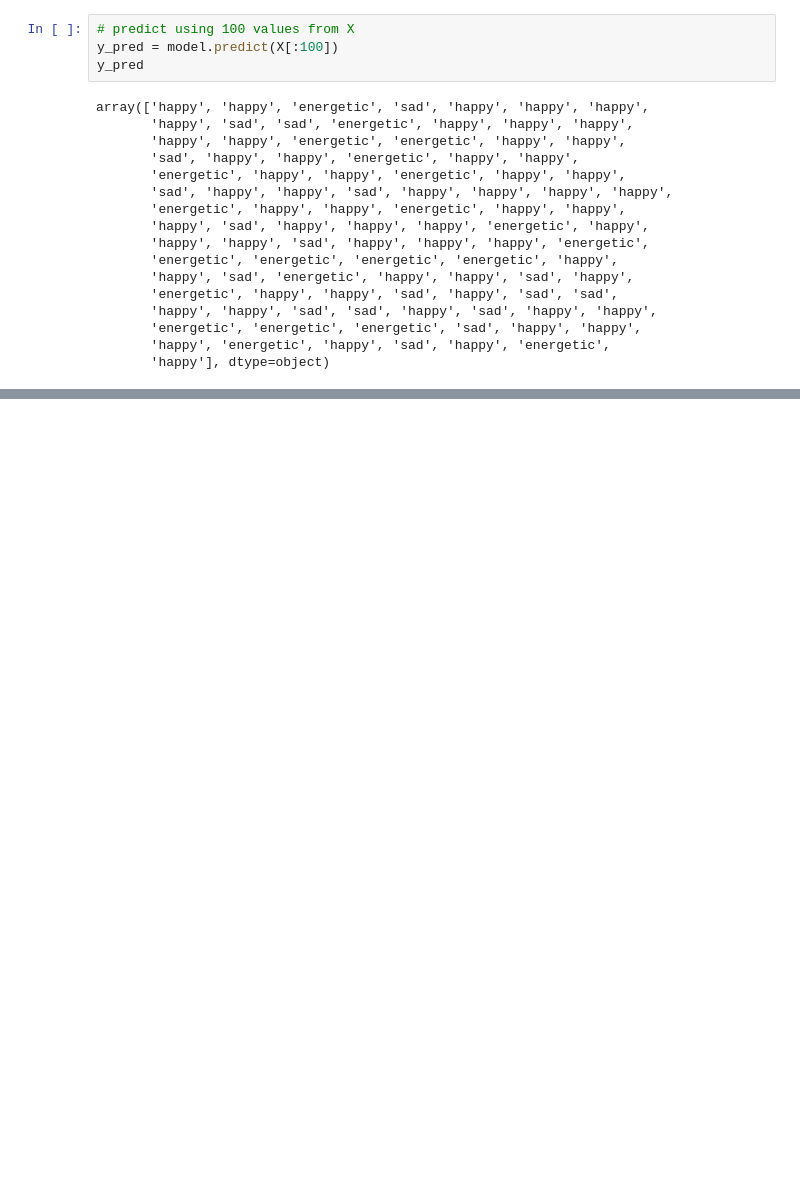
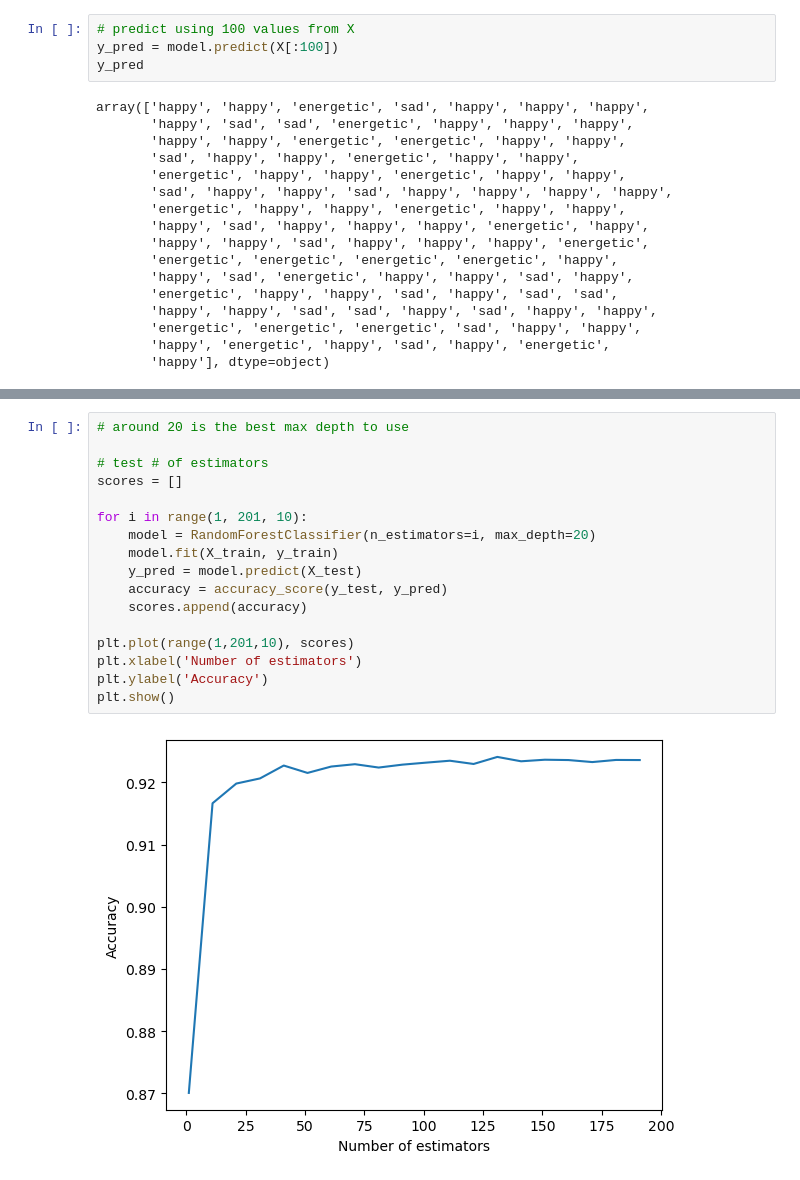
Before and after one commit to andy-dam/song-mood-classifier, a Jupyter notebook: notebook-testing-2.ipynb, the cells around one changed output, grey strips where cells are left out. Cells and saved outputs as stored; diff of their text form; blank space fills up the shorter version.

```diff
--- a/notebook-testing-2.ipynb
+++ b/notebook-testing-2.ipynb
@@ -167,0 +197,19 @@ import pickle
+# %%
+# around 20 is the best max depth to use
+
+# test # of estimators
+scores = []
+
+for i in range(1, 201, 10):
+    model = RandomForestClassifier(n_estimators=i, max_depth=20)
+    model.fit(X_train, y_train)
+    y_pred = model.predict(X_test)
+    accuracy = accuracy_score(y_test, y_pred)
+    scores.append(accuracy)
+
+plt.plot(range(1,201,10), scores)
+plt.xlabel('Number of estimators')
+plt.ylabel('Accuracy')
+plt.show()
+# %% [output]
+[figure, added]
```
Also changed, not shown: parts of 10 cells of this notebook, 1 other file.
